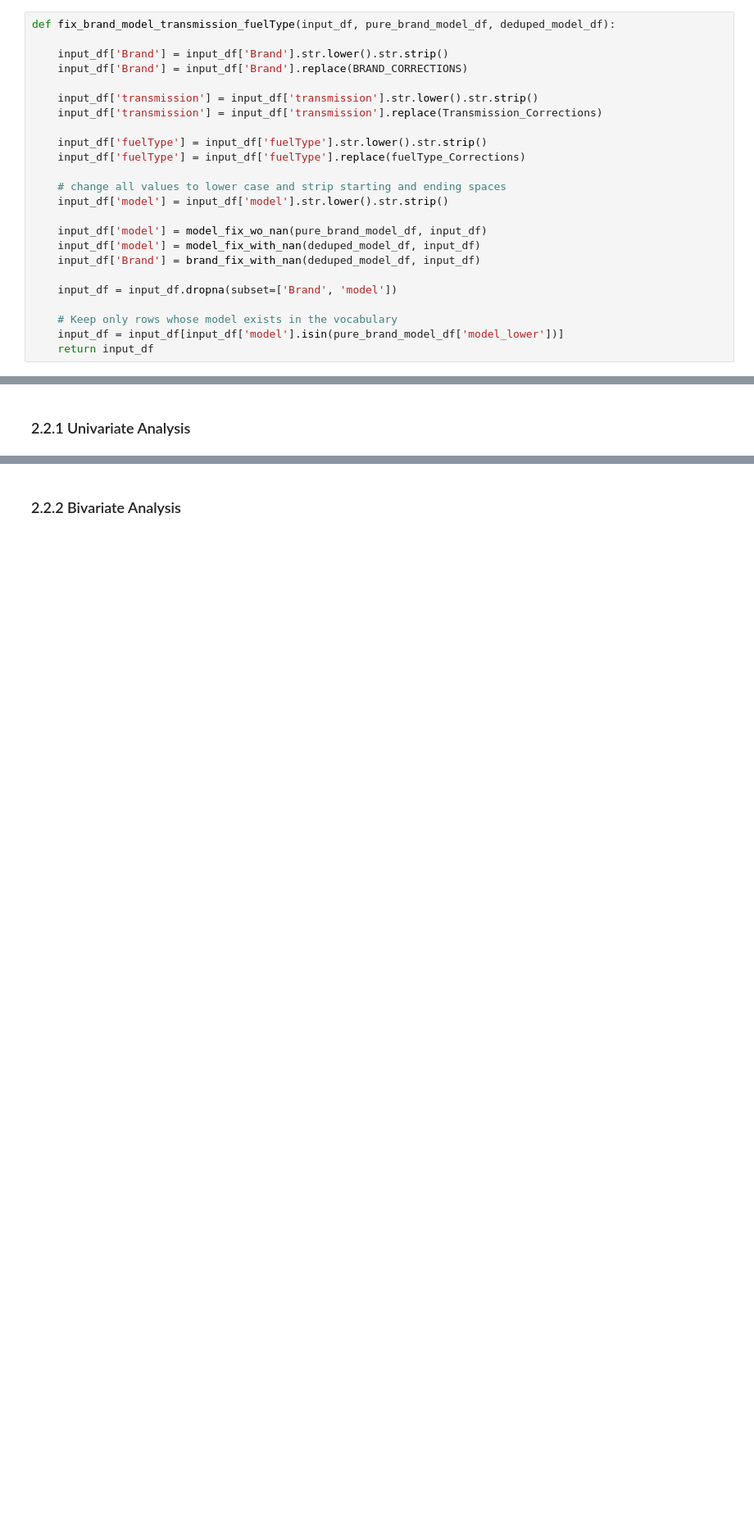
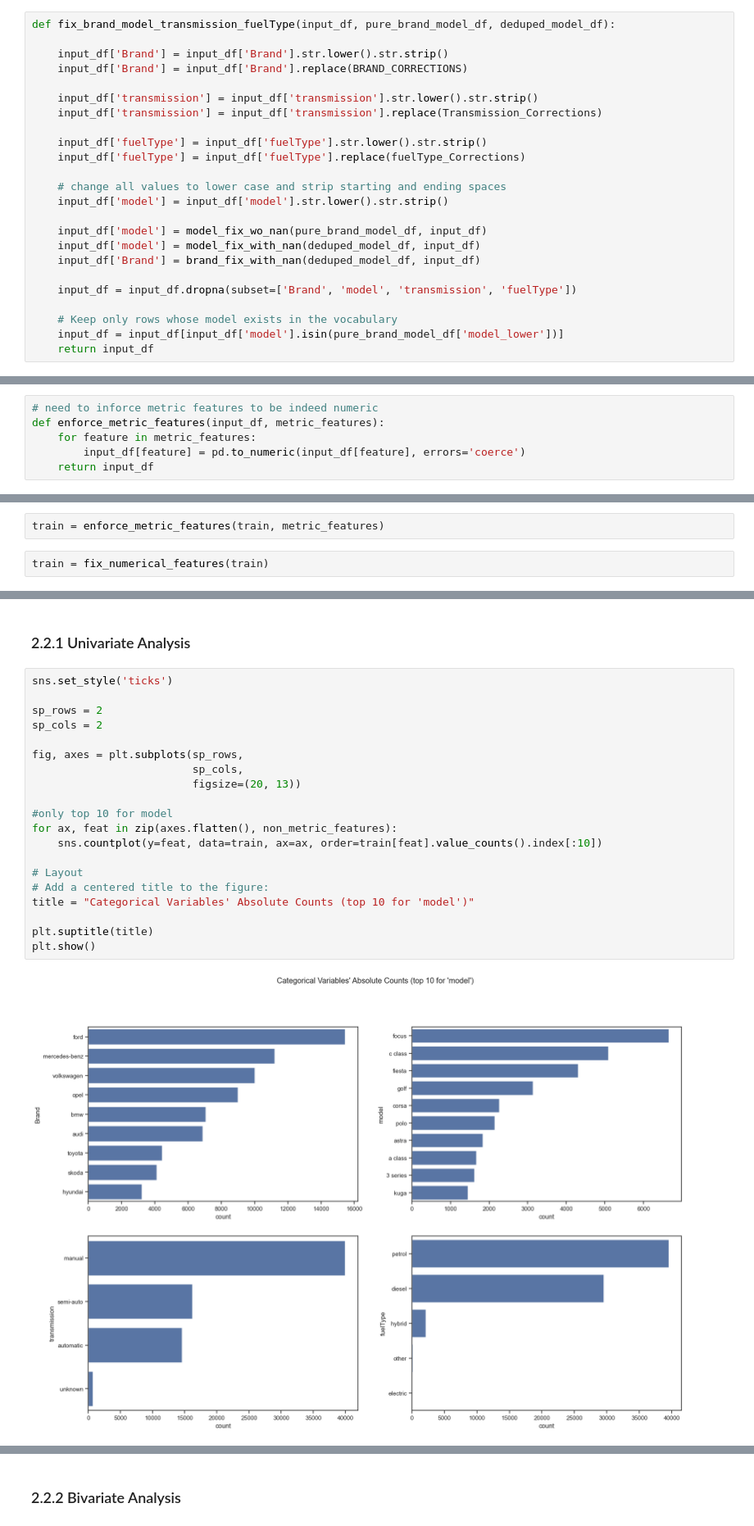
Before and after one commit to novaimsmlgurus/ml, a Jupyter notebook: General_Project_ML.ipynb, the cells around one changed output, grey strips where cells are left out. Shown at 82% size. Drawn from its saved outputs; the diff is of its cells as text; blank space fills up the shorter version.

Commit message:
Variable analysis

```diff
--- a/General_Project_ML.ipynb
+++ b/General_Project_ML.ipynb
@@ -704,7 +808,7 @@ def fix_brand_model_transmission_fuelType(input_df, pure_brand_model_df, deduped
     input_df['model'] = model_fix_with_nan(deduped_model_df, input_df)
     input_df['Brand'] = brand_fix_with_nan(deduped_model_df, input_df)
 
-    input_df = input_df.dropna(subset=['Brand', 'model'])
+    input_df = input_df.dropna(subset=['Brand', 'model', 'transmission', 'fuelType'])
 
     # Keep only rows whose model exists in the vocabulary
     input_df = input_df[input_df['model'].isin(pure_brand_model_df['model_lower'])]
@@ -717,0 +824,6 @@ train.shape
+# %%
+# need to inforce metric features to be indeed numeric
+def enforce_metric_features(input_df, metric_features):
+    for feature in metric_features:
+        input_df[feature] = pd.to_numeric(input_df[feature], errors='coerce')
+    return input_df
@@ -717,0 +856,4 @@ train.shape
+# %%
+train = enforce_metric_features(train, metric_features)
+# %%
+train = fix_numerical_features(train)
@@ -719,3 +878,25 @@ train.shape
 ## 2.2 Variable Exploration
 # %% [markdown]
 ### 2.2.1 Univariate Analysis
+# %%
+sns.set_style('ticks')
+
+sp_rows = 2
+sp_cols = 2
+
+fig, axes = plt.subplots(sp_rows,
+                         sp_cols,
+                         figsize=(20, 13))
+
+#only top 10 for model
+for ax, feat in zip(axes.flatten(), non_metric_features):
+    sns.countplot(y=feat, data=train, ax=ax, order=train[feat].value_counts().index[:10])
+
+# Layout
+# Add a centered title to the figure:
+title = "Categorical Variables' Absolute Counts (top 10 for 'model')"
+
+plt.suptitle(title)
+plt.show()
+# %% [output]
+[figure, added]
```
Also changed, not shown: parts of 36 cells of this notebook.
